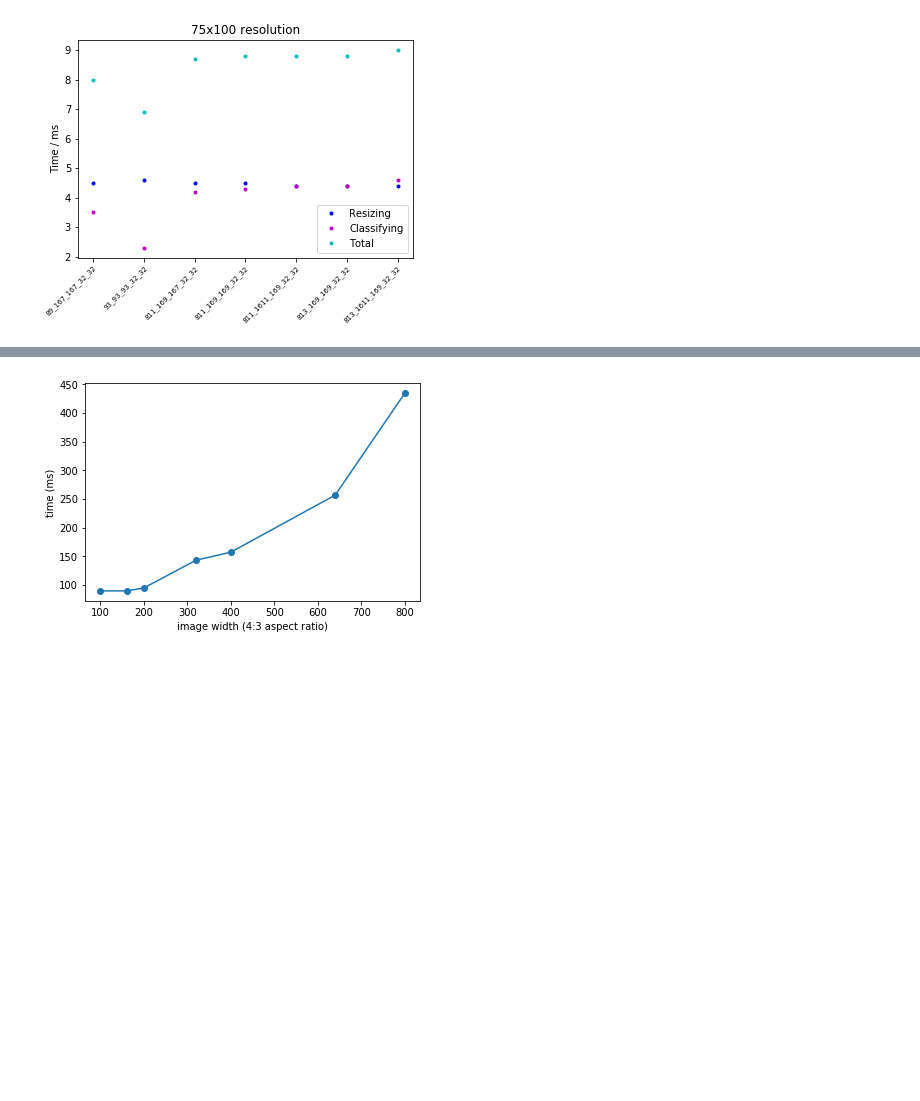
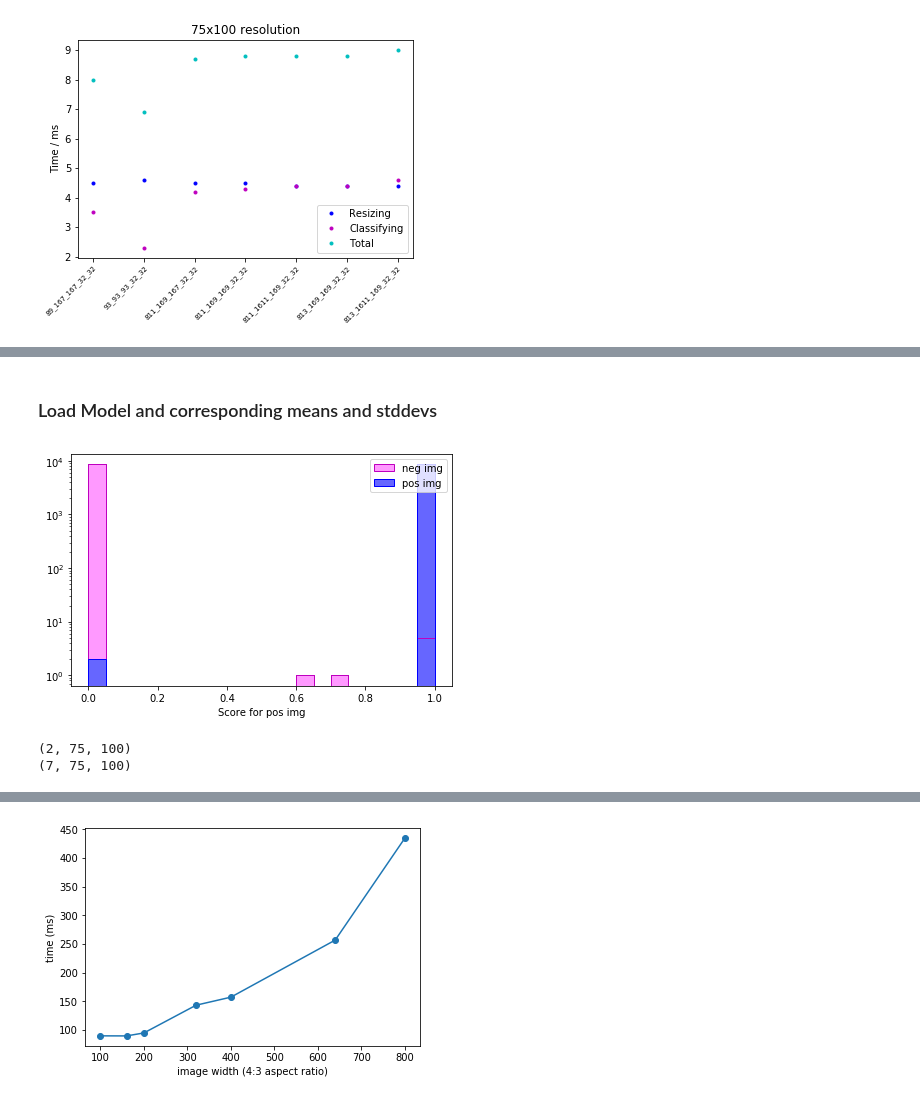
Before and after one commit to jamenne/WindingControl, a Jupyter notebook: plotmaker.ipynb, the cells around one changed output, grey strips where cells are left out. Cells and saved outputs as stored; diff of their text form; code cells hidden in the pictures; blank space fills up the shorter version.

Commit message:
Score Distributions on all Images and wrongly tagged images

```diff
--- a/plotmaker.ipynb
+++ b/plotmaker.ipynb
@@ -124,0 +206,5 @@ _ = plt.xticks(np.arange(len(name)), name, rotation=45, rotation_mode='anchor',
+# %% [markdown]
+### Load Model and corresponding means and stddevs
+# %%
+# Load Test model:
+test_model = load_model('../TrainedModels/2017-09-10/167_165_163_200_200_selu_100epochs.h5')
@@ -124,0 +218,57 @@ _ = plt.xticks(np.arange(len(name)), name, rotation=45, rotation_mode='anchor',
+# %%
+# Get probs per image
+probs = []
+
+for i, img in enumerate(X_all_norm):
+    #plt.imshow(np.squeeze(img), cmap='gray')
+    img = np.reshape(img, [1,h,w,1])
+    p = test_model.predict_proba(img, verbose=0)
+    #print('{:}'.format(np.squeeze(p)) )
+    probs.append(np.squeeze(p))
+
+    #name = "Good img" if Y_test[i, 1] == 1 else "Bad img"
+    #plt.title('{}. Score: [{:.4f}, {:.4f}]'.format(name, p[0,0], p[0,1]))
+    #plt.savefig('../Plots/TestImg/{}.png'.format(i))
+    i+=1
+
+probs = np.array(probs)
+# %%
+# Score
+label_pos = Y_all
+score_pos = probs[label_pos == 1]
+score_neg = probs[label_pos == 0]
+# %%
+fig, ax = plt.subplots()
+
+bins = np.arange(0, 1 + 0.05, 0.05)
+
+ax.hist(score_neg, bins=bins, histtype='stepfilled', linewidth=1, edgecolor='m', color='#ff99ff', label='neg img')
+ax.hist(score_pos, bins=bins, histtype='stepfilled', linewidth=1, edgecolor='b', color='#6666ff', label='pos img')
+
+ax.hist(score_neg, bins=bins, histtype='step', linewidth=1, linestyle='-', edgecolor='m')
+ax.hist(score_pos, bins=bins, histtype='step', linewidth=1, linestyle='-',edgecolor='b')
+
+ax.set_xlabel("Score for pos img")
+ax.set_yscale('log')
+
+ax.legend(loc='best')
+
+plt.tight_layout()
+plt.savefig('../Data/2017-09-10/167_165_163_200_200_selu_100epochs/ScoreDistributionOnTrainData.png', transparent=True)
+# %% [output]
+[figure, added]
+# %%
+# positive images below 0.5
+img_pos = X_all_norm[label_pos == 1]
+img_pos_false = img_pos[score_pos < 0.5]
+score_pos_false = score_pos[score_pos < 0.5]
+print(img_pos_false.shape)
+
+# negative images over 0.5
+img_neg = X_all_norm[label_pos == 0]
+img_neg_false = img_neg[score_neg > 0.5]
+score_neg_false = score_neg[score_neg > 0.5]
+print(img_neg_false.shape)
+# %% [output]
+(2, 75, 100)
+(7, 75, 100)
```
Also changed, not shown: parts of 11 cells of this notebook.
